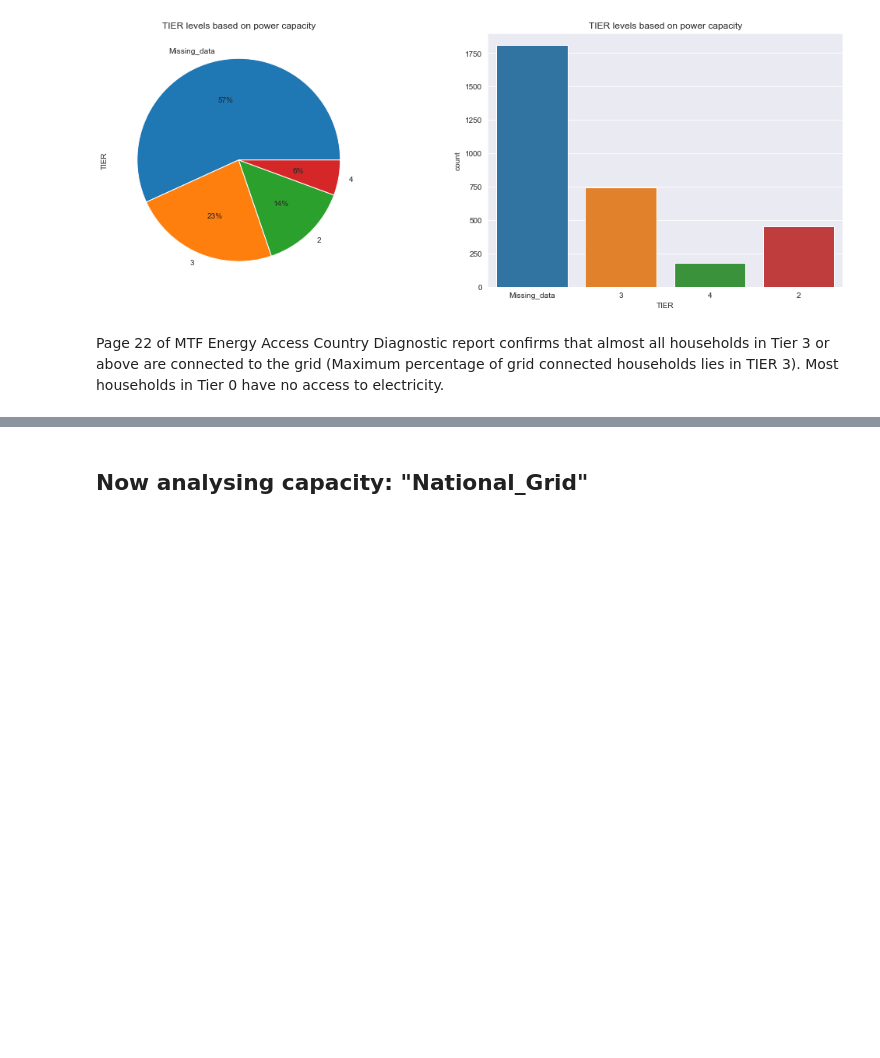
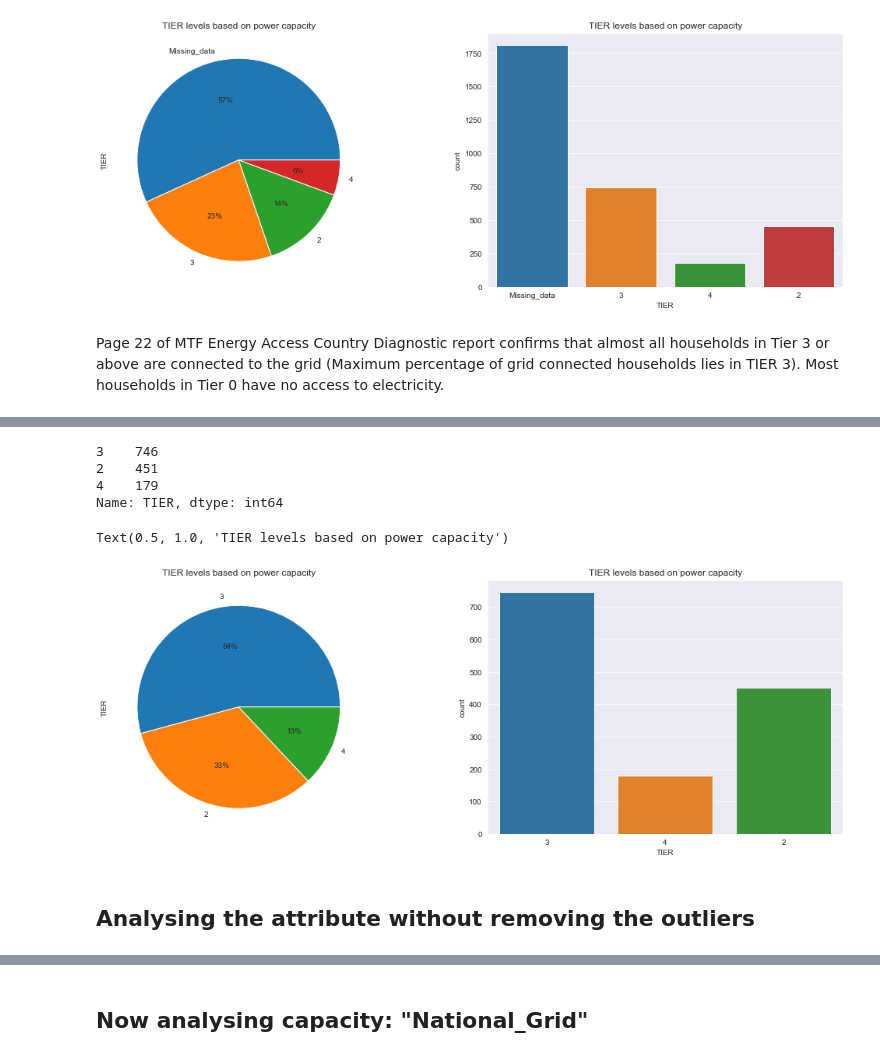
Before and after one commit to HEDERA-PLATFORM/mtf-rwanda-analysis, a Jupyter notebook: Rwanda_MTF.ipynb, the cells around one changed output, grey strips where cells are left out. Drawn from its saved outputs; the diff is of its cells as text; code cells hidden in the pictures; blank space fills up the shorter version.

Commit message:
Updated
As per today's meeting, missing_data has been removed from the dataset to visulaize like MTF report.

```diff
--- a/Rwanda_MTF.ipynb
+++ b/Rwanda_MTF.ipynb
@@ -306,0 +332,2 @@ Page 22 of MTF Energy Access Country Diagnostic report confirms that almost all
+# %%
+df2 = df_total_cleaned[df_total_cleaned != 'Missing_data']
@@ -306,0 +343,21 @@ Page 22 of MTF Energy Access Country Diagnostic report confirms that almost all
+# %%
+df2['TIER'].value_counts()
+# %% [output]
+3    746
+2    451
+4    179
+Name: TIER, dtype: int64
+# %%
+#Pie plot
+f,ax=plt.subplots(1,2, figsize=(18,6))
+df2['TIER'].value_counts().plot.pie( autopct='%1.0f%%',ax=ax[0])
+ax[0].set_title('TIER levels based on power capacity')
+
+#Boxplot
+sns.countplot('TIER',data=df2,ax=ax[1])
+ax[1].set_title('TIER levels based on power capacity')
+# %% [output]
+Text(0.5, 1.0, 'TIER levels based on power capacity')
+[figure, added]
+# %% [markdown]
+## Analysing the attribute without removing the outliers
```
Also changed, not shown: parts of 63 cells of this notebook.
